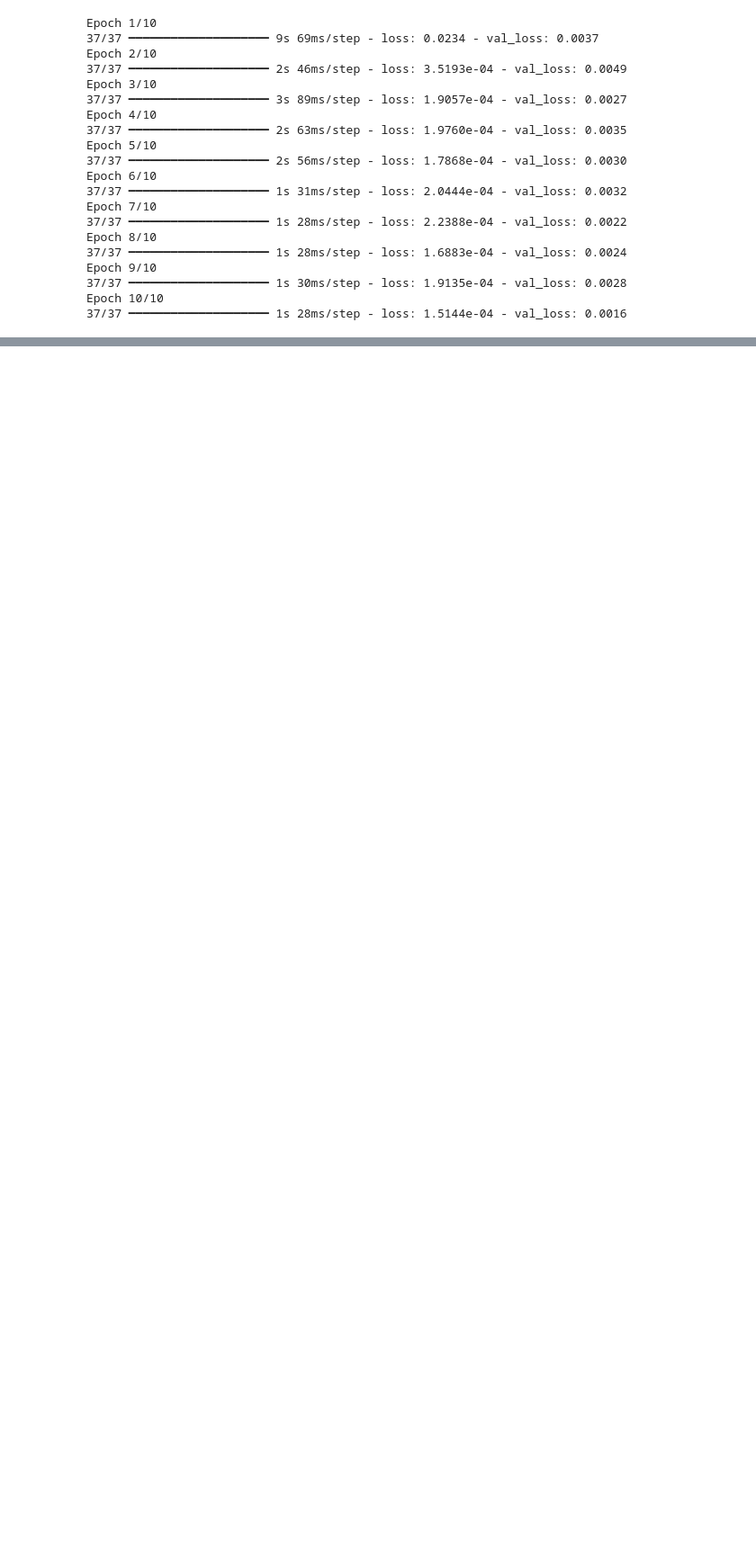
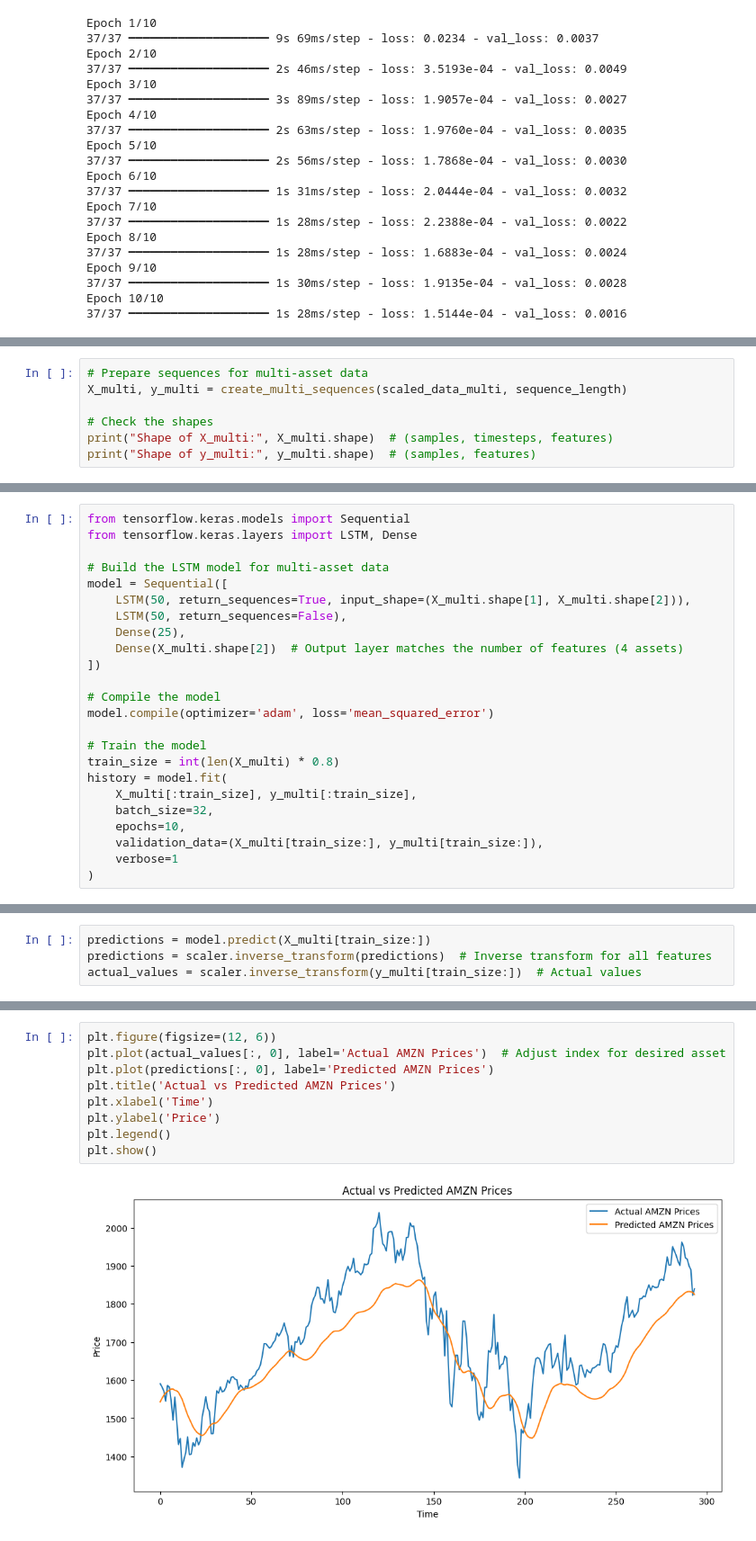
Before and after one commit to pranav-8660/real-time-stockPrice-analysis, a Jupyter notebook: model_create.ipynb, the cells around one changed output, grey strips where cells are left out. Shown: that part at 90% size. Saved outputs shown, nothing was run; the diff lists cells and outputs as text; blank space fills up the shorter version.

Commit message:
stock price dataset imported and visualized...added some corrected values

```diff
--- a/model_create.ipynb
+++ b/model_create.ipynb
@@ -156,0 +182,7 @@ plt.show()
+# %%
+# Prepare sequences for multi-asset data
+X_multi, y_multi = create_multi_sequences(scaled_data_multi, sequence_length)
+
+# Check the shapes
+print("Shape of X_multi:", X_multi.shape)  # (samples, timesteps, features)
+print("Shape of y_multi:", y_multi.shape)  # (samples, features)
@@ -156,0 +192,24 @@ plt.show()
+# %%
+from tensorflow.keras.models import Sequential
+from tensorflow.keras.layers import LSTM, Dense
+
+# Build the LSTM model for multi-asset data
+model = Sequential([
+    LSTM(50, return_sequences=True, input_shape=(X_multi.shape[1], X_multi.shape[2])),
+    LSTM(50, return_sequences=False),
+    Dense(25),
+    Dense(X_multi.shape[2])  # Output layer matches the number of features (4 assets)
+])
+
+# Compile the model
+model.compile(optimizer='adam', loss='mean_squared_error')
+
+# Train the model
+train_size = int(len(X_multi) * 0.8)
+history = model.fit(
+    X_multi[:train_size], y_multi[:train_size],
+    batch_size=32,
+    epochs=10,
+    validation_data=(X_multi[train_size:], y_multi[train_size:]),
+    verbose=1
+)
@@ -156,0 +237,4 @@ plt.show()
+# %%
+predictions = model.predict(X_multi[train_size:])
+predictions = scaler.inverse_transform(predictions)  # Inverse transform for all features
+actual_values = scaler.inverse_transform(y_multi[train_size:])  # Actual values
@@ -156,0 +243,11 @@ plt.show()
+# %%
+plt.figure(figsize=(12, 6))
+plt.plot(actual_values[:, 0], label='Actual AMZN Prices')  # Adjust index for desired asset
+plt.plot(predictions[:, 0], label='Predicted AMZN Prices')
+plt.title('Actual vs Predicted AMZN Prices')
+plt.xlabel('Time')
+plt.ylabel('Price')
+plt.legend()
+plt.show()
+# %% [output]
+[figure, added]
```
Also changed, not shown: parts of 10 cells of this notebook, 2 other files.
